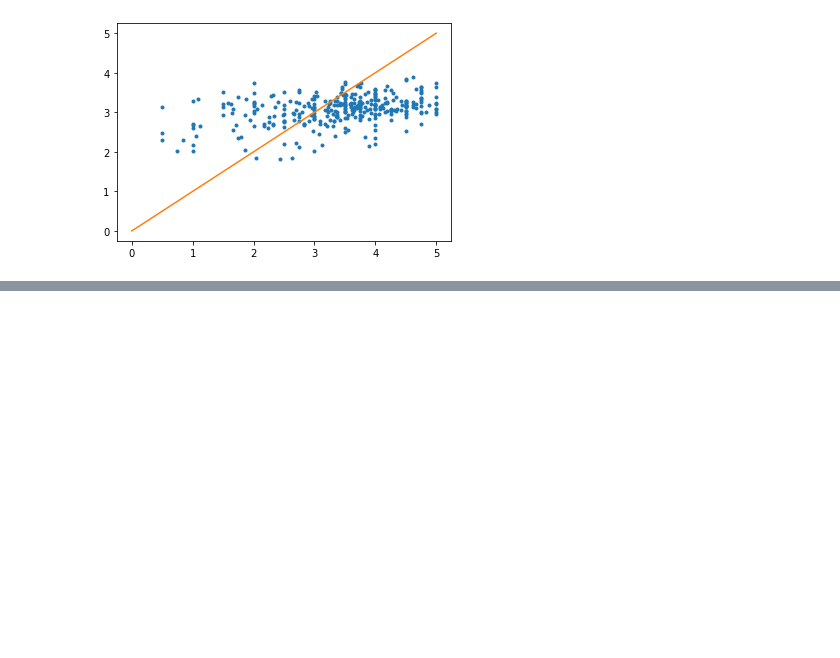
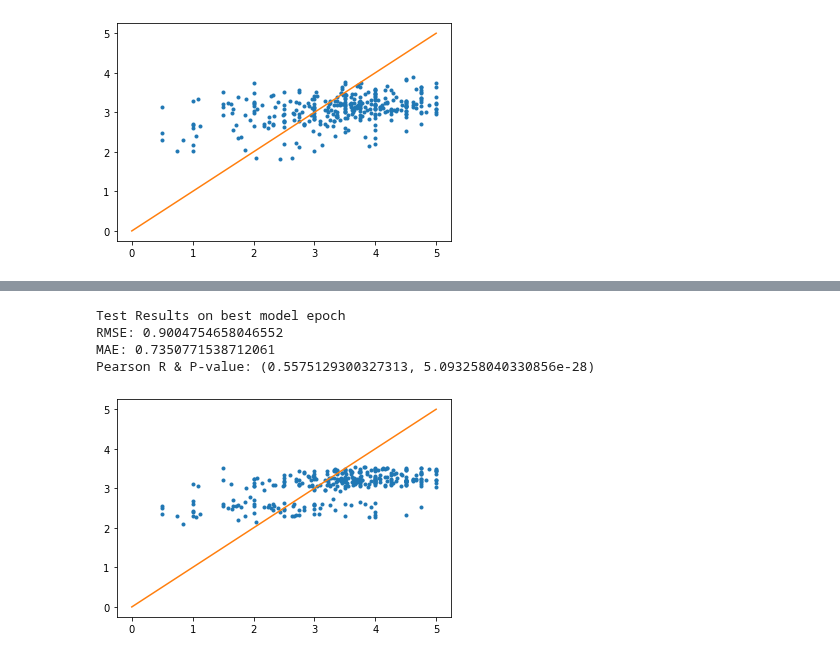
Before and after one commit to fagan2888/tweet-url-relationships, a Jupyter notebook: notebooks/DNN BiLSTM - Colab Muf.ipynb, the cells around one changed output, grey strips where cells are left out. Cells and saved outputs as stored; diff of their text form; code cells hidden in the pictures; blank space fills up the shorter version.

```diff
--- a/notebooks/DNN BiLSTM - Colab Muf.ipynb
+++ b/notebooks/DNN BiLSTM - Colab Muf.ipynb
@@ -134,3 +136,13 @@ source_test = pd.get_dummies(data_test['content_source_desc'])
 source_train.shape
 # %% [output]
 (1301, 7)
+# %%
+topics_train = pd.DataFrame(columns=['topic'])
+for index, row in data_train.iterrows():
+  topics_train = topics_train.append({'topic':data_topics[data_topics['content_id']==row['content_id']]['topic'].values[0]}, ignore_index=True)
+topics_test = pd.DataFrame(columns=['topic'])
+for index, row in data_test.iterrows():
+  topics_test = topics_test.append({'topic':data_topics[data_topics['content_id']==row['content_id']]['topic'].values[0]}, ignore_index=True)
+# %%
+topic_train = pd.get_dummies(topics_train['topic'])
+topic_test = pd.get_dummies(topics_test['topic'])
@@ -600,0 +772,33 @@ plt.show()
+# %%
+model4_best = tf.keras.models.load_model('model4-e005.ckpt')
+# %%
+source_test_arr = np.array(source_test)
+topic_test_arr = np.array(topic_test)
+
+pred4 = model4_best.predict(x=[padded_test,source_test_arr,topic_test_arr])
+pred4_arr = [p[0] for p in pred4]
+
+d = np.subtract(np.array(pred4_arr),y_test_std)
+test_mse = np.mean(np.square(d))
+test_rmse = np.sqrt(test_mse)
+test_mae = np.mean(abs(d))
+test_pearsonr = stats.pearsonr(y_test_std, pred4_arr)
+
+print("Test Results on best model epoch")
+print("RMSE:",test_rmse)
+print("MAE:",test_mae)
+print("Pearson R & P-value:",test_pearsonr)
+# %% [output]
+Test Results on best model epoch
+RMSE: 0.9004754658046552
+MAE: 0.7350771538712061
+Pearson R & P-value: (0.5575129300327313, 5.093258040330856e-28)
+# %%
+# Test Data Prediction
+plt.plot(y_test_std, pred4_arr, '.')
+# plot a line, a perfit predict would all fall on this line
+x = np.linspace(0, 5)
+plt.plot(x, x)
+plt.show()
+# %% [output]
+[figure, added]
```
Also changed, not shown: parts of 26 cells of this notebook.
